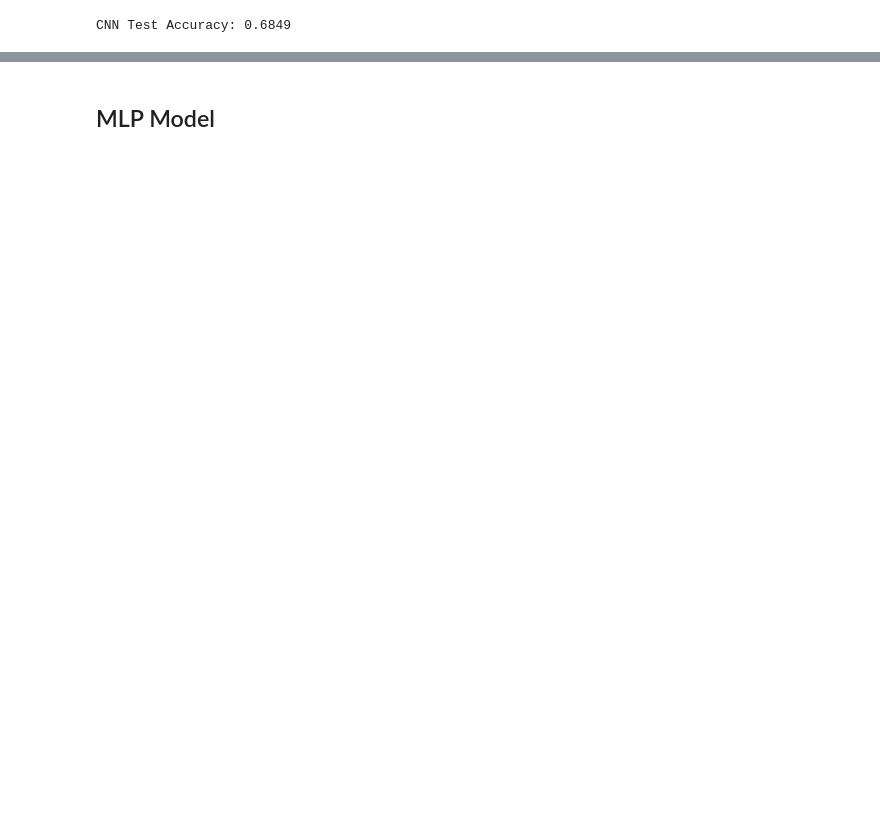
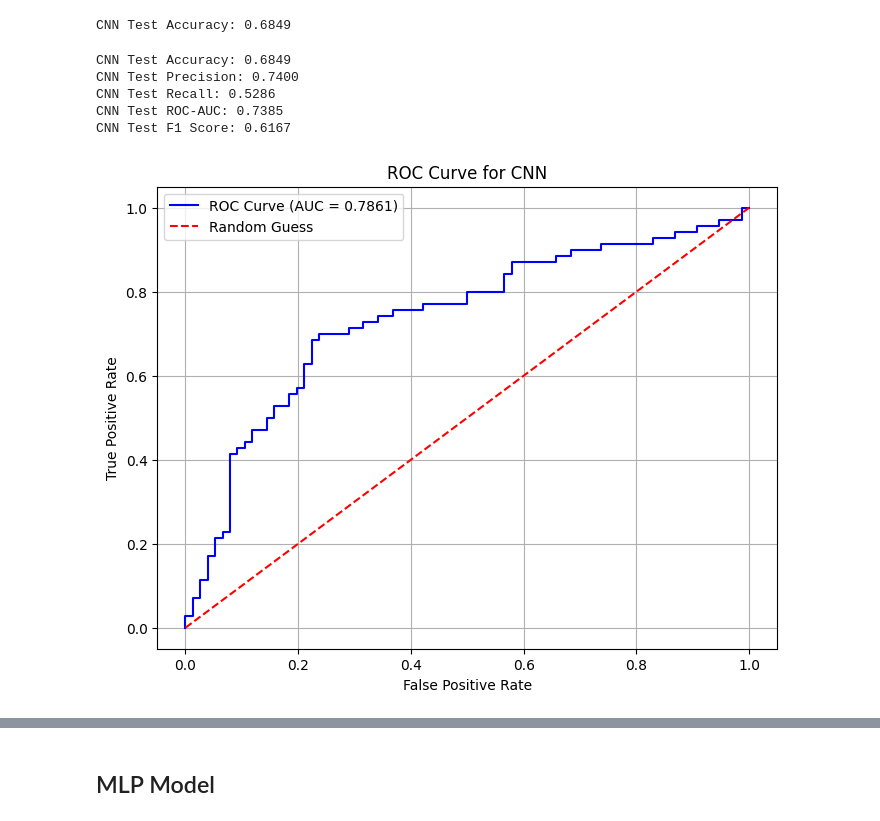
Before and after one commit to bchan42/photo_classification, a Jupyter notebook: CNN_MLP.ipynb, the cells around one changed output, grey strips where cells are left out. Cells and saved outputs as stored; diff of their text form; code cells hidden in the pictures; blank space fills up the shorter version.

Commit message:
added a bunch of visuals

```diff
--- a/CNN_MLP.ipynb
+++ b/CNN_MLP.ipynb
@@ -145,3 +142,41 @@ cnn_accuracy = accuracy_score(y_test, cnn_predictions_binary)
 print(f"CNN Test Accuracy: {cnn_accuracy:.4f}")
 # %% [output]
 CNN Test Accuracy: 0.6849
+# %%
+from sklearn.metrics import precision_score, recall_score, roc_auc_score, roc_curve, f1_score
+import matplotlib.pyplot as plt
+
+cnn_predictions_binary = (cnn_predictions > 0.5).astype(int) # convert to 0 or 1
+
+cnn_accuracy = accuracy_score(y_test, cnn_predictions_binary)
+cnn_precision = precision_score(y_test, cnn_predictions_binary)
+cnn_recall = recall_score(y_test, cnn_predictions_binary)
+cnn_roc_auc = roc_auc_score(y_test, cnn_predictions)
+cnn_f1_score = f1_score(y_test, cnn_predictions_binary)
+
+print(f"CNN Test Accuracy: {cnn_accuracy:.4f}")
+print(f"CNN Test Precision: {cnn_precision:.4f}")
+print(f"CNN Test Recall: {cnn_recall:.4f}")
+print(f"CNN Test ROC-AUC: {cnn_roc_auc:.4f}")
+print(f"CNN Test F1 Score: {cnn_f1_score:.4f}")
+# %% [output]
+CNN Test Accuracy: 0.6849
+CNN Test Precision: 0.7400
+CNN Test Recall: 0.5286
+CNN Test ROC-AUC: 0.7385
+CNN Test F1 Score: 0.6167
+# %%
+# ROC Curve
+fpr, tpr, thresholds = roc_curve(y_test, cnn_predictions)
+
+plt.figure(figsize=(8, 6))
+plt.plot(fpr, tpr, color='blue', label=f"ROC Curve (AUC = {roc_auc:.4f})")
+plt.plot([0, 1], [0, 1], color='red', linestyle='--', label="Random Guess")
+plt.xlabel('False Positive Rate')
+plt.ylabel('True Positive Rate')
+plt.title('ROC Curve for CNN')
+plt.legend()
+plt.grid()
+plt.show()
+# %% [output]
+[figure, added]
```
Also changed, not shown: parts of 23 cells of this notebook, 1 other file.
